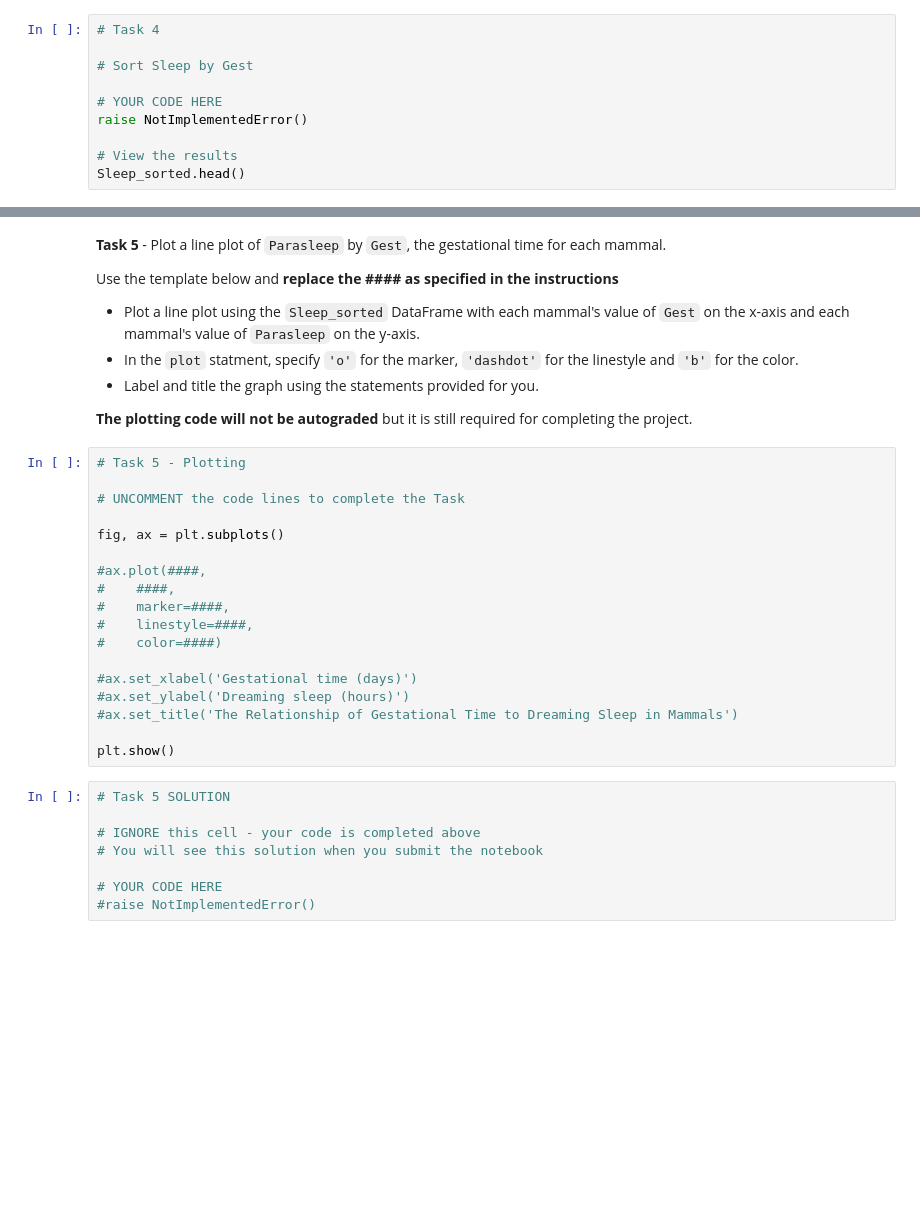
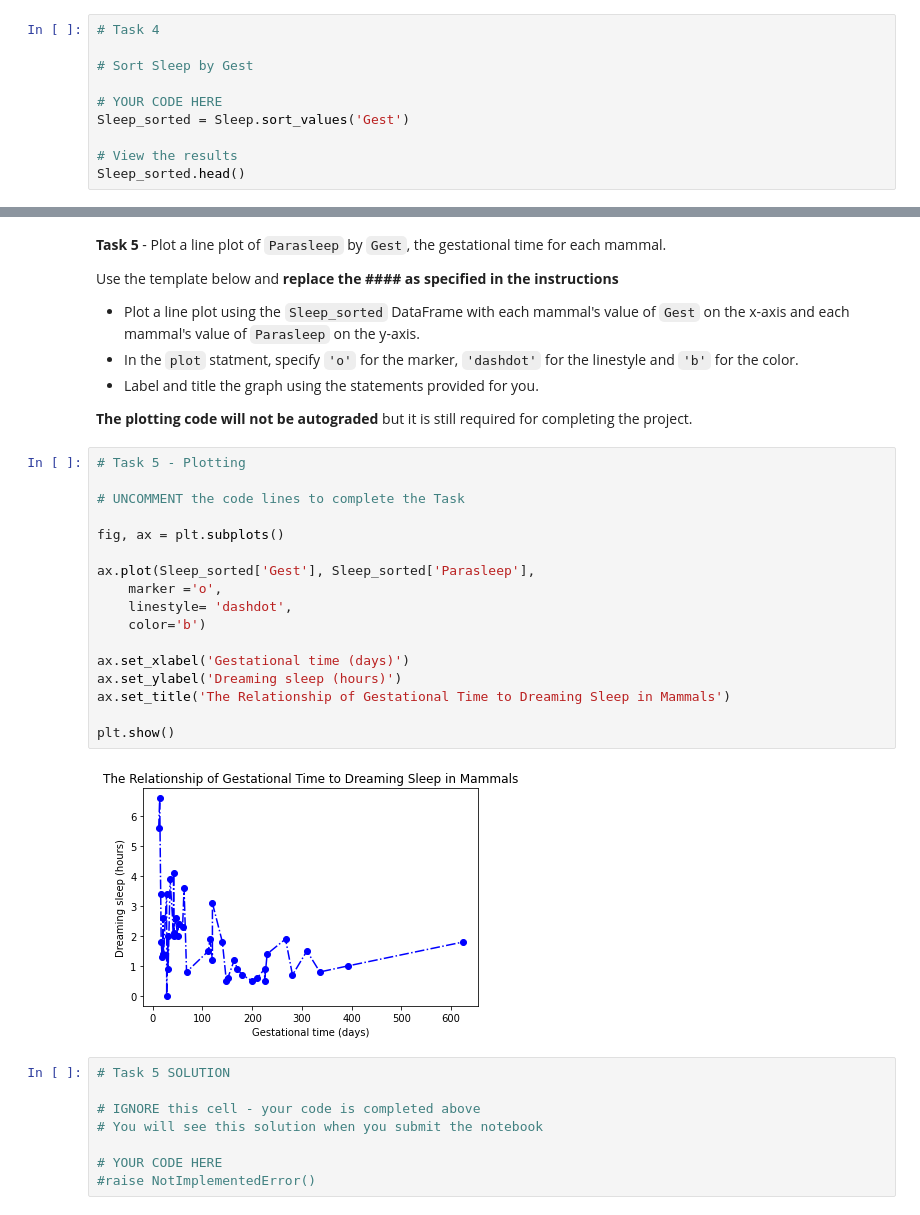
Before and after one commit to Vasanta2002/Sprint_1_git, a Jupyter notebook: module4-make-explanatory-visualizations/DS_114_Make_Explanatory_Visualizations_Assignment_AG.ipynb, the cells around one changed output, grey strips where cells are left out. Cells and saved outputs as stored; diff of their text form; blank space fills up the shorter version.

```diff
--- a/module4-make-explanatory-visualizations/DS_114_Make_Explanatory_Visualizations_Assignment_AG.ipynb
+++ b/module4-make-explanatory-visualizations/DS_114_Make_Explanatory_Visualizations_Assignment_AG.ipynb
@@ -127,7 +145,7 @@ assert isinstance(Danger_5, pd.DataFrame), 'Have you created a DataFrame named D
 # Sort Sleep by Gest
 
 # YOUR CODE HERE
-raise NotImplementedError()
+Sleep_sorted = Sleep.sort_values('Gest')
 
 # View the results
 Sleep_sorted.head()
@@ -150,21 +175,22 @@ Use the template below and **replace the #### as specified in the instructions**
 # %%
 # Task 5 - Plotting
 
 # UNCOMMENT the code lines to complete the Task
 
 fig, ax = plt.subplots()
 
-#ax.plot(####,
-#    ####,
-#    marker=####,
-#    linestyle=####,
-#    color=####)
+ax.plot(Sleep_sorted['Gest'], Sleep_sorted['Parasleep'],
+    marker ='o',
+    linestyle= 'dashdot',
+    color='b')
 
-#ax.set_xlabel('Gestational time (days)')
-#ax.set_ylabel('Dreaming sleep (hours)')
-#ax.set_title('The Relationship of Gestational Time to Dreaming Sleep in Mammals')
+ax.set_xlabel('Gestational time (days)')
+ax.set_ylabel('Dreaming sleep (hours)')
+ax.set_title('The Relationship of Gestational Time to Dreaming Sleep in Mammals')
 
 plt.show()
+# %% [output]
+[figure, added]
 # %%
 # Task 5 SOLUTION
 
```
Also changed, not shown: parts of 5 cells of this notebook.
